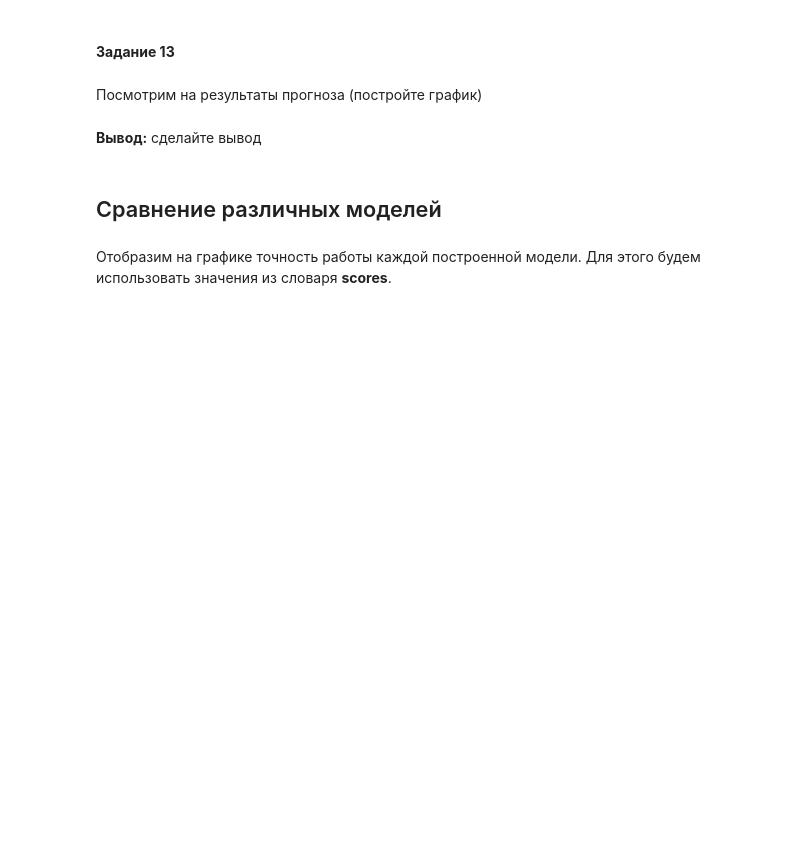
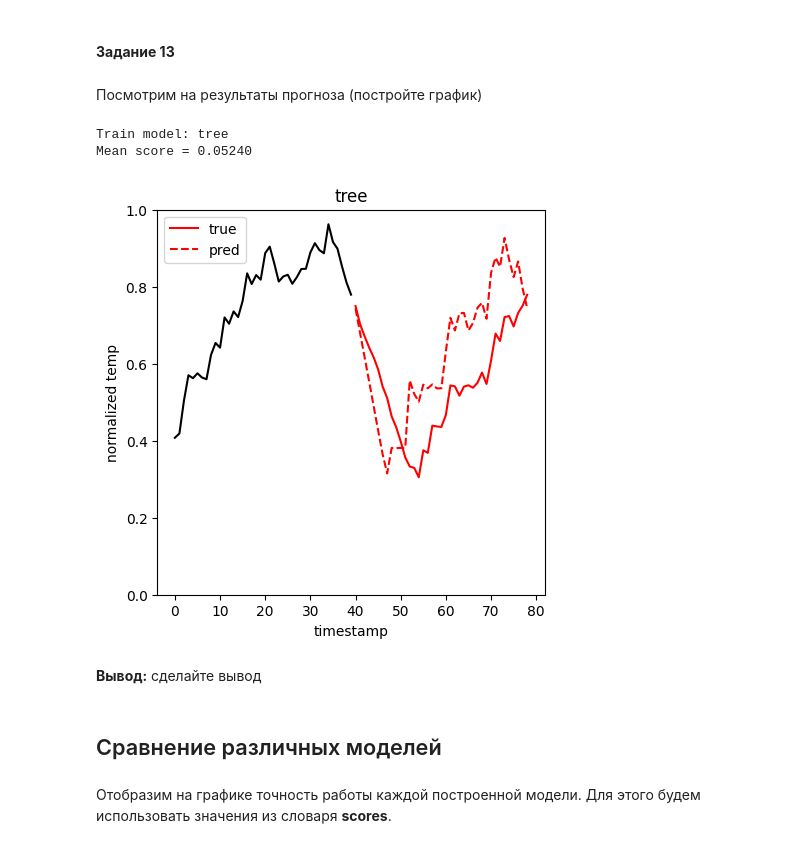
Before and after one commit to IlyaChichkov/big_data_course, a Jupyter notebook: labs/Lab6_task.ipynb, the cells around one changed output. Drawn from its saved outputs; the diff is of its cells as text; code cells hidden in the pictures; blank space fills up the shorter version.

```diff
--- a/labs/Lab6_task.ipynb
+++ b/labs/Lab6_task.ipynb
@@ -468,4 +501,4 @@ plot_forecast(X[0][:seq_length], X.iloc[seq_length][:seq_length], y_pred, 'lin_r
 # %%
 from sklearn.svm import SVR
-X_svr = X[:10000, :]
-y_svr = y[:10000]
+X_svr = X.loc[:10000, :]
+y_svr = y.loc[:10000]
@@ -521,3 +637,16 @@ from sklearn.tree import DecisionTreeRegressor
+# %%
+# Напишите свой код здесь
+dtc = DecisionTreeRegressor(max_depth = 10, min_samples_split = 40, min_samples_leaf = 2)
+score = train(dtc, 'tree', regr_mape, kf, X, y)
+scores['tree'] = score
+
+
+y_pred = seq_forecast(dtc, X.iloc[0].copy(), df.loc[2+seq_length:2*seq_length, 'mode'])
+plot_forecast(X[0][:seq_length], X.iloc[seq_length][:seq_length-1], y_pred,  'tree')
+# %% [output]
+Train model: tree
+Mean score = 0.05240
+[figure, added]
 # %% [markdown]
 **Вывод:** сделайте вывод
 # %% [markdown]
```
Also changed, not shown: parts of 21 cells of this notebook.
